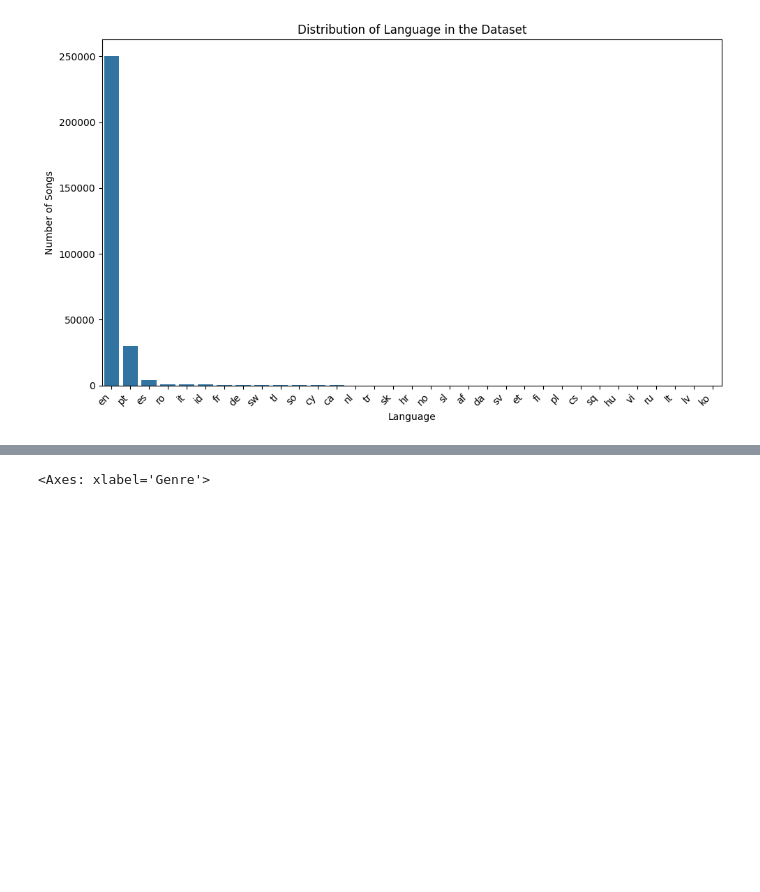
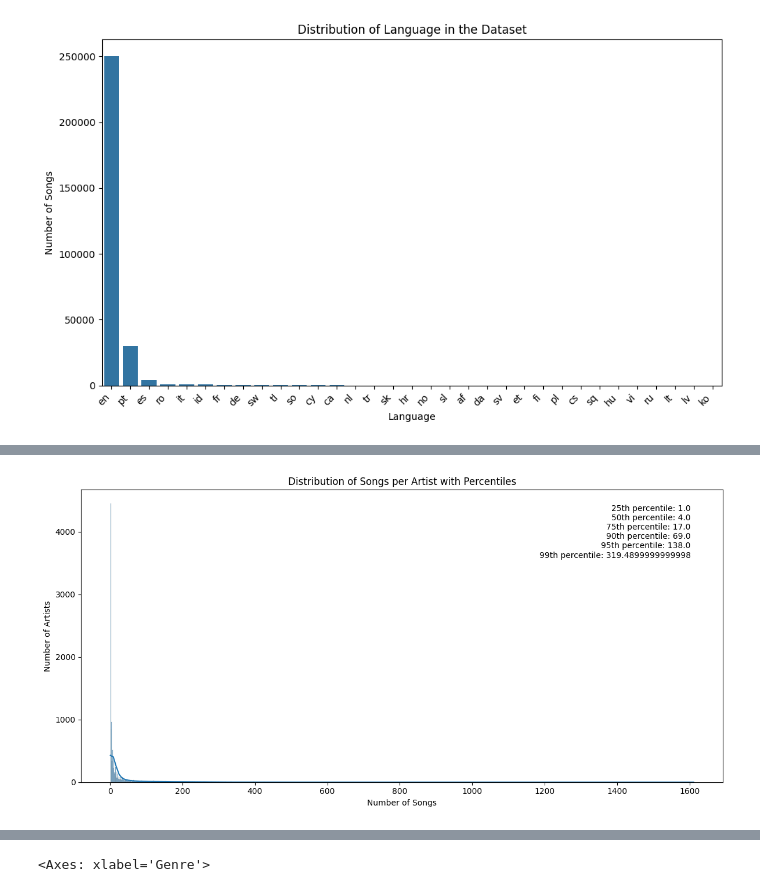
Before and after one commit to neilpelow/Deep-Learning-Models, a Jupyter notebook: notebooks/RNN_Variants.ipynb, the cells around one changed output, grey strips where cells are left out. Drawn from its saved outputs; the diff is of its cells as text; code cells hidden in the pictures; blank space fills up the shorter version.

```diff
--- a/notebooks/RNN_Variants.ipynb
+++ b/notebooks/RNN_Variants.ipynb
@@ -122 +147,19 @@ plt.show()
+# %%
+# Assuming 'songs_per_artist' Series is already calculated as in the provided code
+plt.figure(figsize=(12, 6))
+sns.histplot(songs_per_artist, kde=True)  # Use seaborn's histplot for better visualization
+
+# Calculate and display percentiles
+percentiles = np.percentile(songs_per_artist, [25, 50, 75, 90, 95, 99])
+percentile_text = "\n".join([f"{p:.0f}th percentile: {v}" for p, v in zip([25, 50, 75, 90, 95, 99], percentiles)])
+plt.text(0.95, 0.95, percentile_text, transform=plt.gca().transAxes, fontsize=10, verticalalignment='top', horizontalalignment='right')
+
+
+plt.xlabel('Number of Songs')
+plt.ylabel('Number of Artists')
+plt.title('Distribution of Songs per Artist with Percentiles')
+plt.tight_layout()
+plt.show()
+# %% [output]
+[figure, added]
 # %% [markdown]
```
Also changed, not shown: parts of 13 cells of this notebook.
